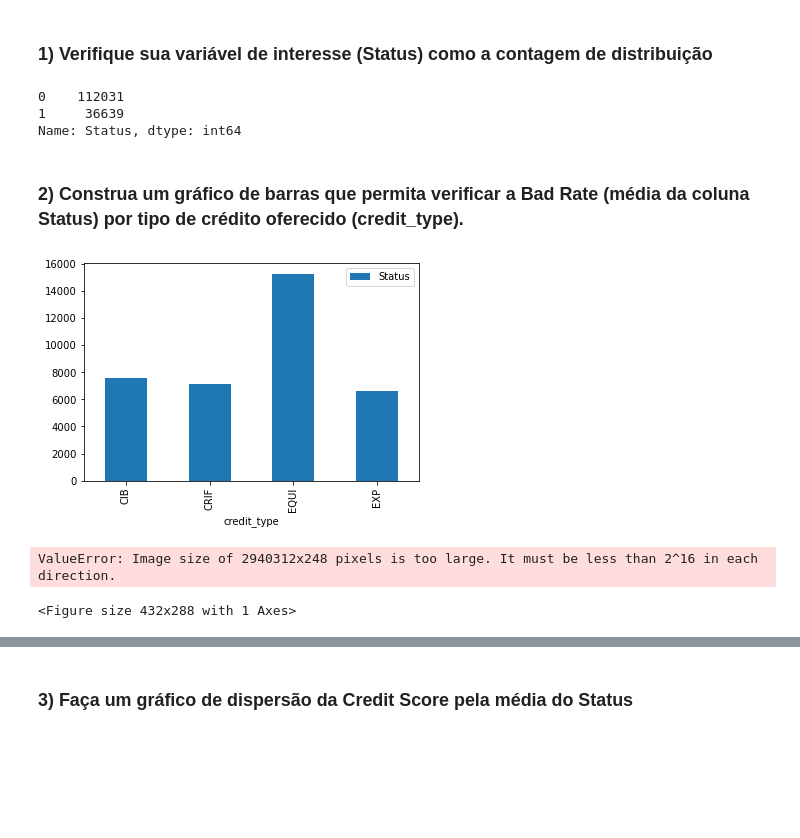
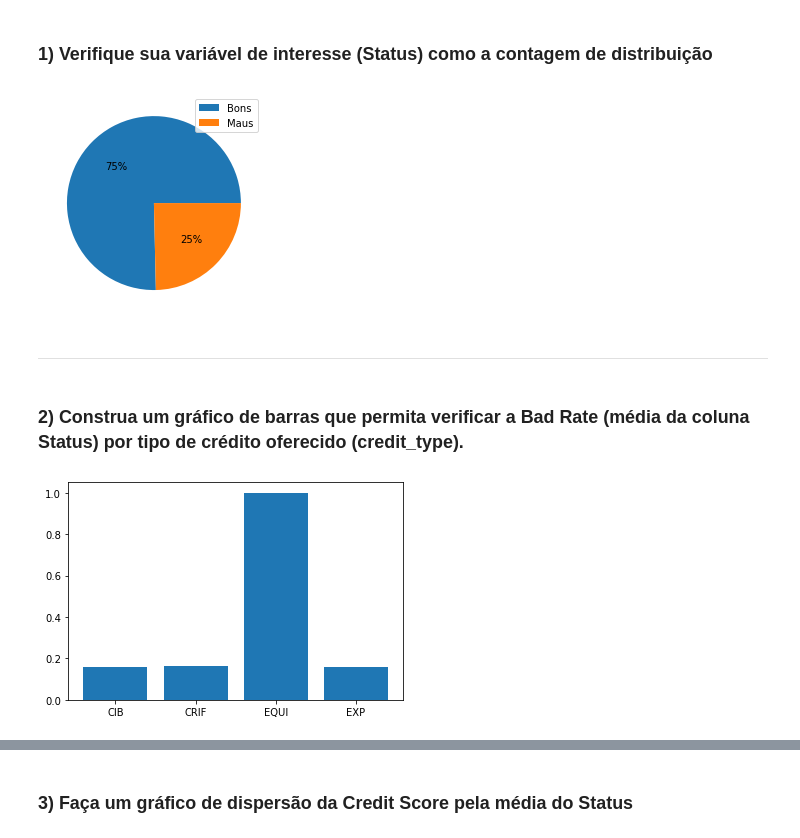
Before and after one commit to GabrielAsato/Curso_DS_Degree, a Jupyter notebook: Módulo 5 - Técnicas de Programação II/Aula 3 - Matplotlib.ipynb, the cells around one changed output, grey strips where cells are left out. Saved outputs shown, nothing was run; the diff lists cells and outputs as text; code cells hidden in the pictures; blank space fills up the shorter version.

```diff
--- a/Módulo 5 - Técnicas de Programação II/Aula 3 - Matplotlib.ipynb
+++ b/Módulo 5 - Técnicas de Programação II/Aula 3 - Matplotlib.ipynb
@@ -458,19 +484,16 @@ loan.describe()
 # %% [markdown]
 ### 1) Verifique sua variável de interesse (Status) como a contagem de distribuição
 # %%
-loan['Status'].value_counts()
+plt.pie(loan['Status'].value_counts().values, autopct = "%.0f%%")
+plt.legend(labels=['Bons','Maus']);
 # %% [output]
-0    112031
-1     36639
-Name: Status, dtype: int64
+[figure, added]
+# %% [markdown]
+---
 # %% [markdown]
 ### 2) Construa um gráfico de barras que permita verificar a Bad Rate (média da coluna Status) por tipo de crédito oferecido (credit_type).
-# %%
-loan.groupby("credit_type")[["Status"]].sum().plot(kind="bar");
-# %% [output]
-[figure, removed]
 # %%
-plt.bar(loan["credit_type"].sum(), loan['Status']);
+df_type = loan.pivot_table(index = "credit_type", values = "Status", aggfunc="mean") # Bad Rate
+plt.bar(df_type.index, df_type['Status']);
 # %% [output]
-ValueError: Image size of 2940312x248 pixels is too large. It must be less than 2^16 in each direction.
-<Figure size 432x288 with 1 Axes>
+[figure, added]
```
Also changed, not shown: parts of 33 cells of this notebook, 5 other files.
